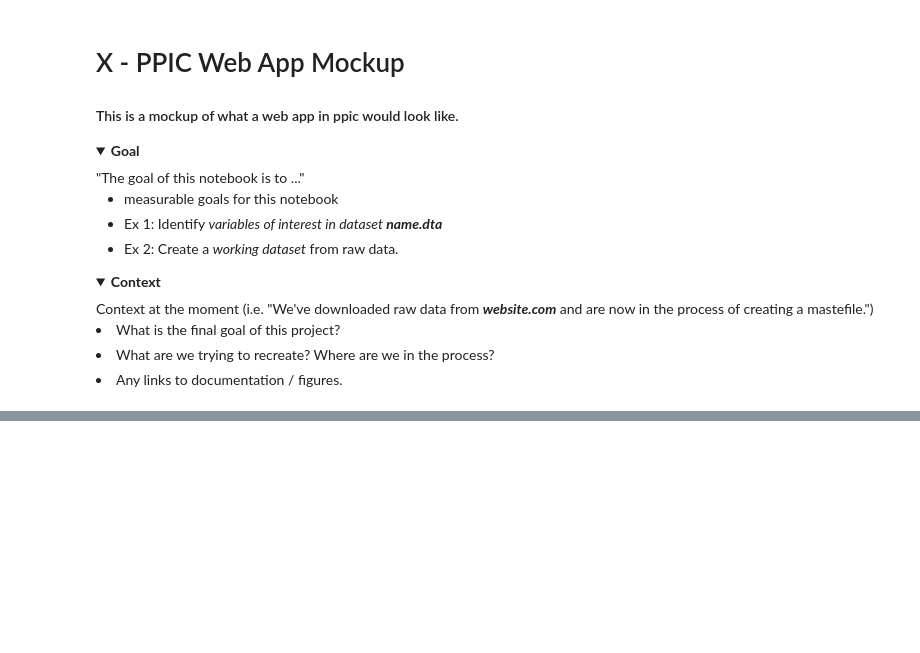
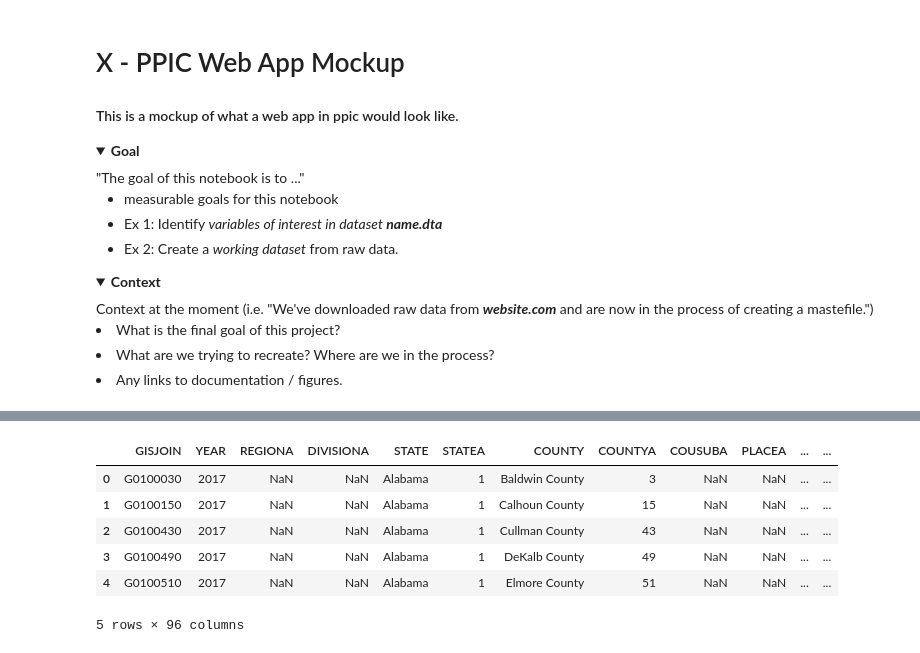
Before and after one commit to chekos/voila-ppic-mockup, a Jupyter notebook: notebooks/00_DataPrep.ipynb, the cells around one changed output, grey strips where cells are left out. Saved outputs shown, nothing was run; the diff lists cells and outputs as text; code cells hidden in the pictures; folded sections open; blank space fills up the shorter version.

```diff
--- a/notebooks/00_DataPrep.ipynb
+++ b/notebooks/00_DataPrep.ipynb
@@ -39,0 +155,10 @@ data = pd.read_
+# %%
+data.head()
+# %% [output]
+|  | GISJOIN | YEAR | REGIONA | DIVISIONA | STATE | STATEA | COUNTY | COUNTYA | COUSUBA | PLACEA | ... | ... |
+| 0 | G0100030 | 2017 | NaN | NaN | Alabama | 1 | Baldwin County | 3 | NaN | NaN | ... | ... |
+| 1 | G0100150 | 2017 | NaN | NaN | Alabama | 1 | Calhoun County | 15 | NaN | NaN | ... | ... |
+| 2 | G0100430 | 2017 | NaN | NaN | Alabama | 1 | Cullman County | 43 | NaN | NaN | ... | ... |
+| 3 | G0100490 | 2017 | NaN | NaN | Alabama | 1 | DeKalb County | 49 | NaN | NaN | ... | ... |
+| 4 | G0100510 | 2017 | NaN | NaN | Alabama | 1 | Elmore County | 51 | NaN | NaN | ... | ... |
+5 rows × 96 columns
```
Also changed, not shown: parts of 26 cells of this notebook, 1 other file.
